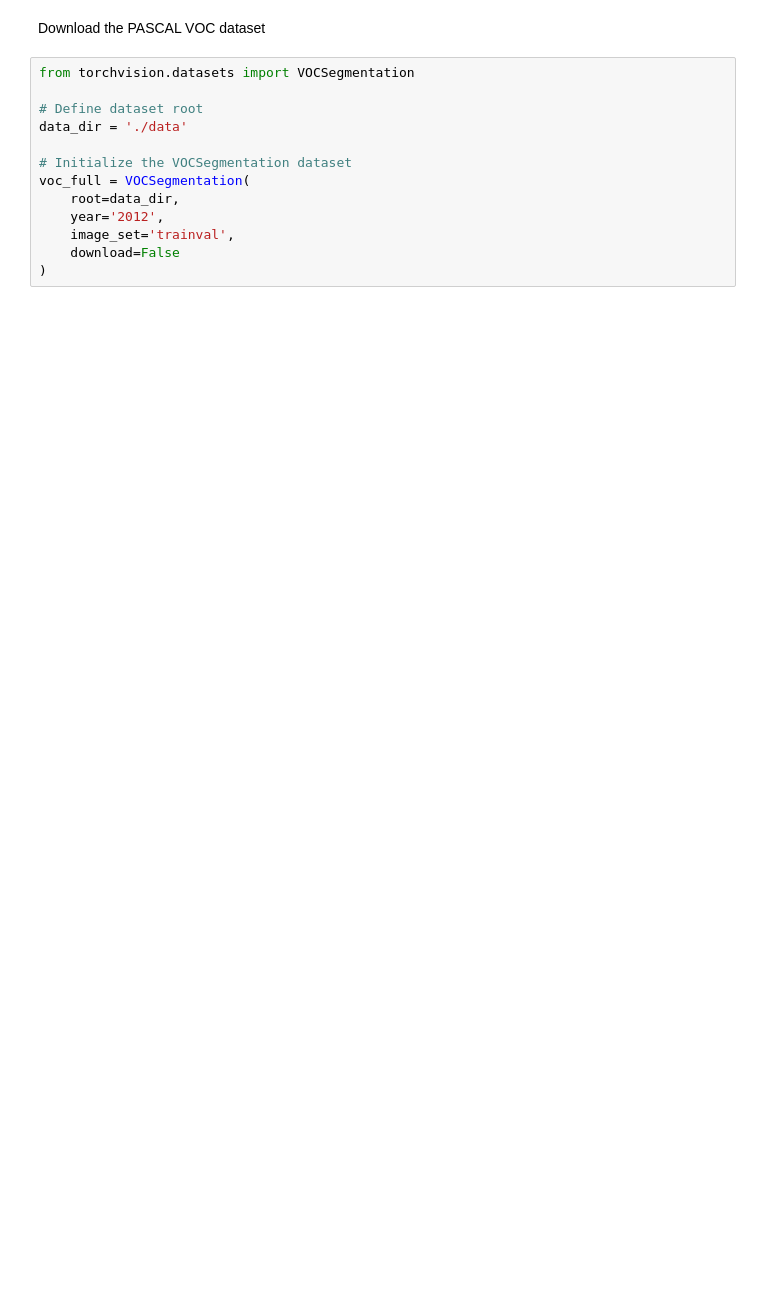
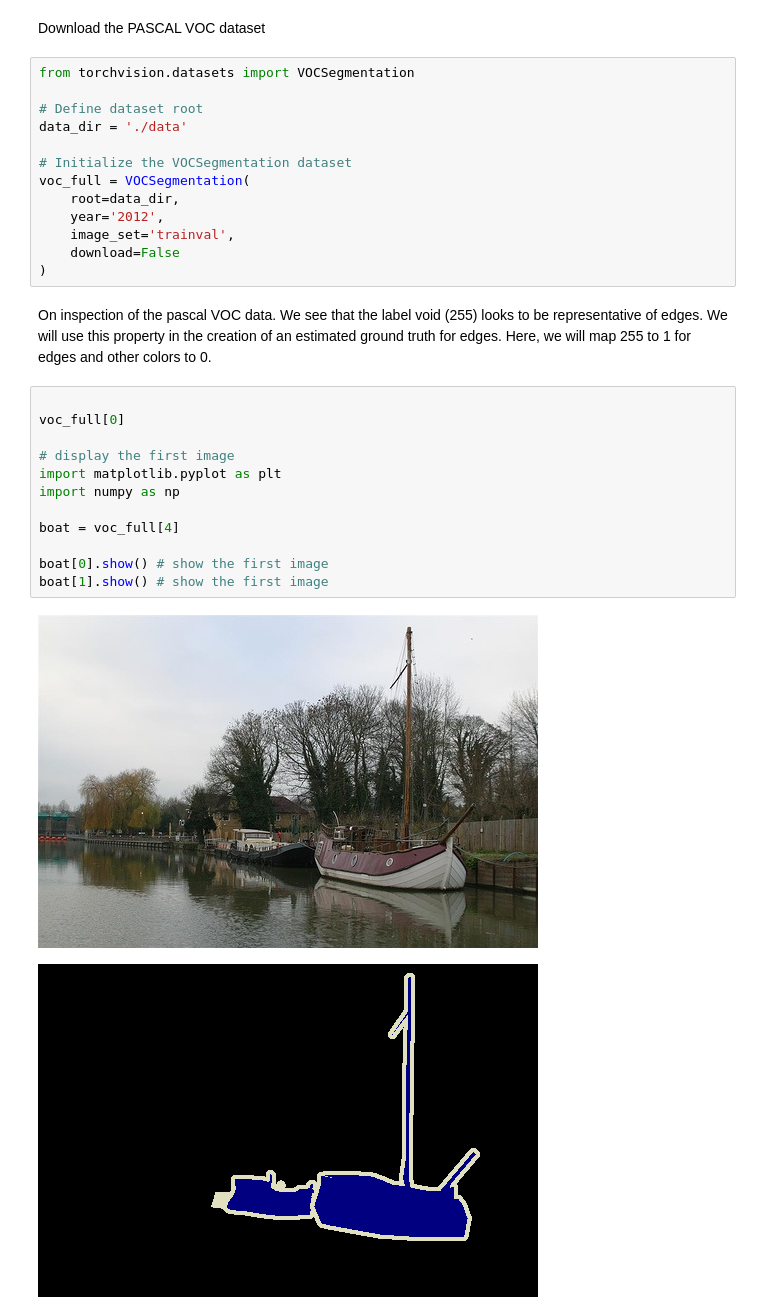
Before and after one commit to script-jpg/Class-Agnostic-Semantic-Edge-Detection, a Jupyter notebook: main.ipynb, the cells around one changed output. Saved outputs shown, nothing was run; the diff lists cells and outputs as text; blank space fills up the shorter version.

```diff
--- a/main.ipynb
+++ b/main.ipynb
@@ -13,3 +13,20 @@ voc_full = VOCSegmentation(
     image_set='trainval',
     download=False
 )
+# %% [markdown]
+On inspection of the pascal VOC data. We see that the label void (255) looks to be representative of edges. We will use this property in the creation of an estimated ground truth for edges. Here, we will map 255 to 1 for edges and other colors to 0.
+# %%
+
+voc_full[0]
+
+# display the first image
+import matplotlib.pyplot as plt
+import numpy as np
+
+boat = voc_full[4]
+
+boat[0].show() # show the first image
+boat[1].show() # show the first image
+# %% [output]
+[figure, added]
+[figure, added]
```
Also changed, not shown: parts of 7 cells of this notebook.
